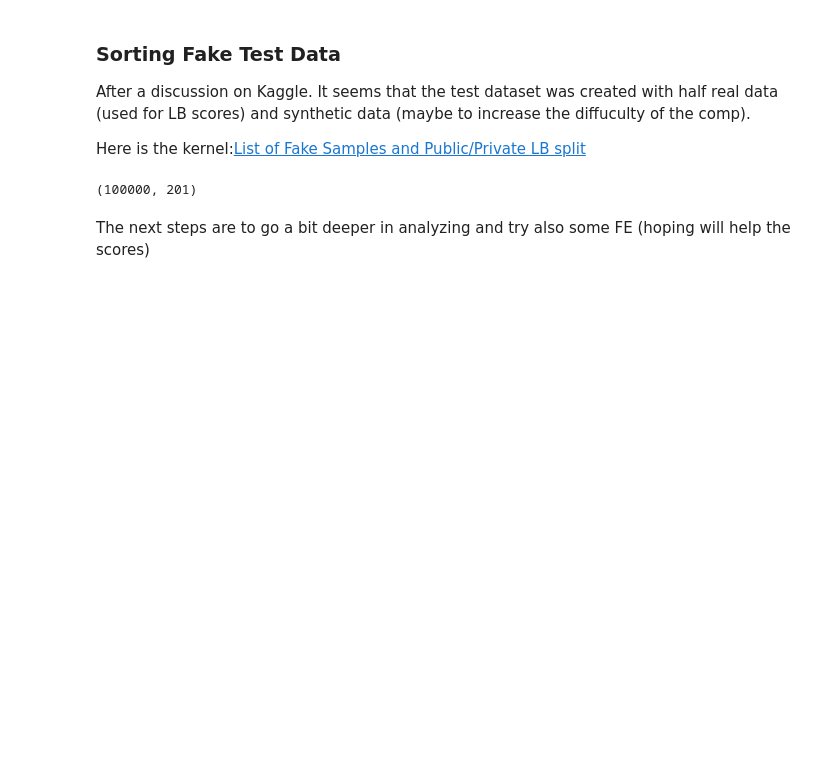
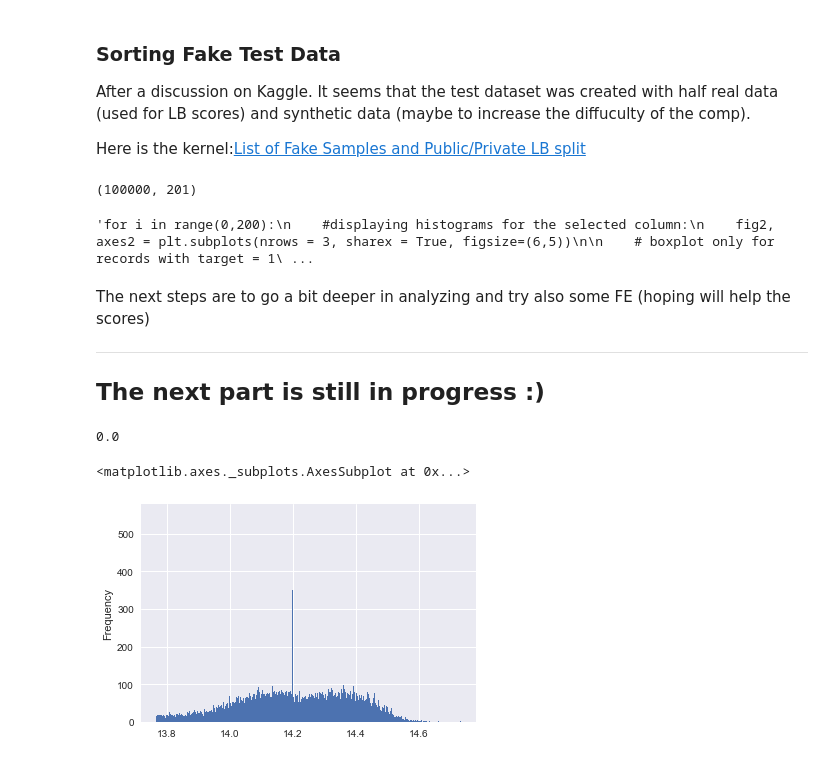
Before and after one commit to FedericoRaimondi/myProjects, a Jupyter notebook: Santander_Customer_Transaction_Prediction/data_exploration/Data Exploration.ipynb, the cells around one changed output. Saved outputs shown, nothing was run; the diff lists cells and outputs as text; code cells hidden in the pictures; blank space fills up the shorter version.

```diff
--- a/Santander_Customer_Transaction_Prediction/data_exploration/Data Exploration.ipynb
+++ b/Santander_Customer_Transaction_Prediction/data_exploration/Data Exploration.ipynb
@@ -248,23 +267,41 @@ df_test_real.shape
 # %%
 # This will generate 3 Histograms for every variable... it'will take a bit to run.
 
-for i in range(0,200):
+'''for i in range(0,200):
     #displaying histograms for the selected column:
     fig2, axes2 = plt.subplots(nrows = 3, sharex = True, figsize=(6,5))
 
     # boxplot only for records with target = 1
-    ax1 = df_train.loc[df_train["target"] == 1][variables[i]].plot.hist(ax=axes2[0], bins=20, color='green', alpha=0.7)
+    ax1 = df_train.loc[df_train["target"] == 1][variables[i]].plot.hist(ax=axes2[0], bins=200, color='green', alpha=0.7)
     ax1.set_title('Target = 1')
 
     # boxplot only for records with target = 0
-    ax2 = df_train.loc[df_train["target"] == 0][variables[i]].plot.hist(ax=axes2[1], bins=20, color='blue', alpha=0.7)
+    ax2 = df_train.loc[df_train["target"] == 0][variables[i]].plot.hist(ax=axes2[1], bins=200, color='blue', alpha=0.7)
     ax2.set_title('Target = 0')
 
     #TEST DF
-    ax3 = df_test.loc[:][variables[i]].plot.hist(ax=axes2[2], bins=20, color='red', alpha=0.7)
+    ax3 = df_test_real.loc[:][variables[i]].plot.hist(ax=axes2[2], bins=200, color='red', alpha=0.7)
     ax3.set_title('Test DF')
 
     fig2.suptitle("TRAIN vs TEST Histograms for column: " + str(variables[i]), fontsize=15)
-    plt.show()
+    plt.show()'''
+# %% [output]
+'for i in range(0,200):\n    #displaying histograms for the selected column:\n    fig2, axes2 = plt.subplots(nrows = 3, sharex = True, figsize=(6,5))\n\n    # boxplot only for records with target = 1\ ...
 # %% [markdown]
 The next steps are to go a bit deeper in analyzing and try also some FE (hoping will help the scores)
+
+------
+
+## The next part is still in progress :)
+# %%
+import time
+import datetime
+s = "01/01/1970 01-00-00"
+time.mktime(datetime.datetime.strptime(s, "%d/%m/%Y %H-%M-%S").timetuple())
+# %% [output]
+0.0
+# %%
+df_train[df_train['target']>0]['var_108'].plot.hist(bins=451)
+# %% [output]
+<matplotlib.axes._subplots.AxesSubplot at 0x...>
+[figure, added]
```
Also changed, not shown: parts of 9 cells of this notebook.
